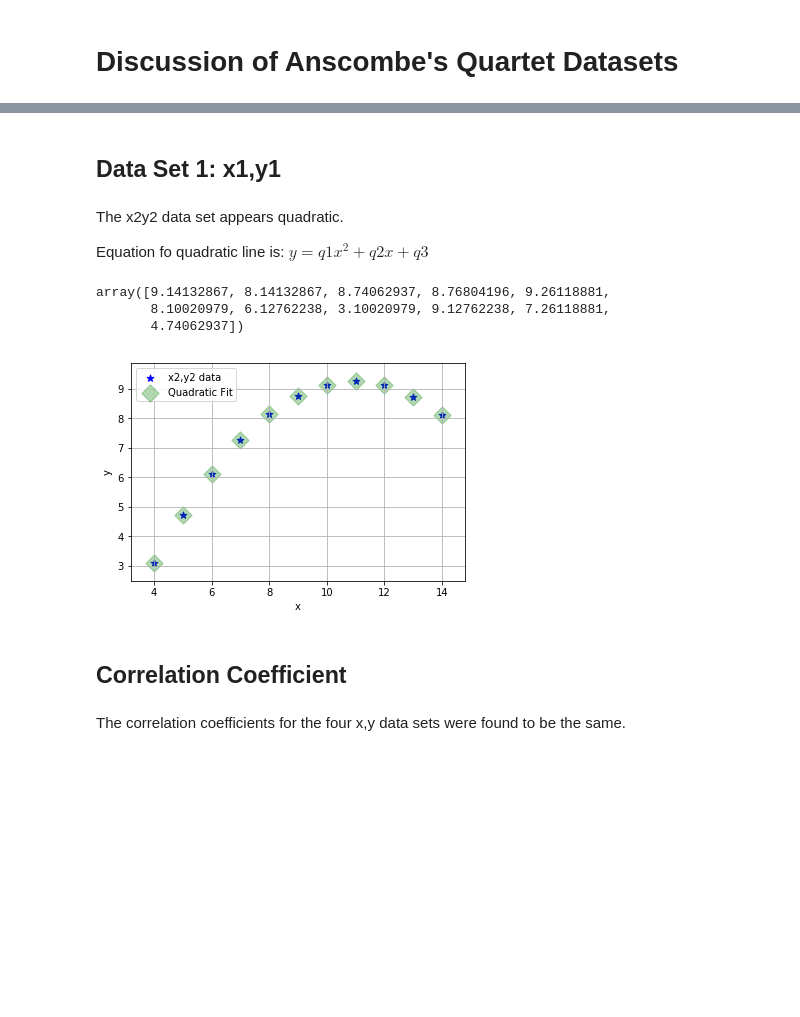
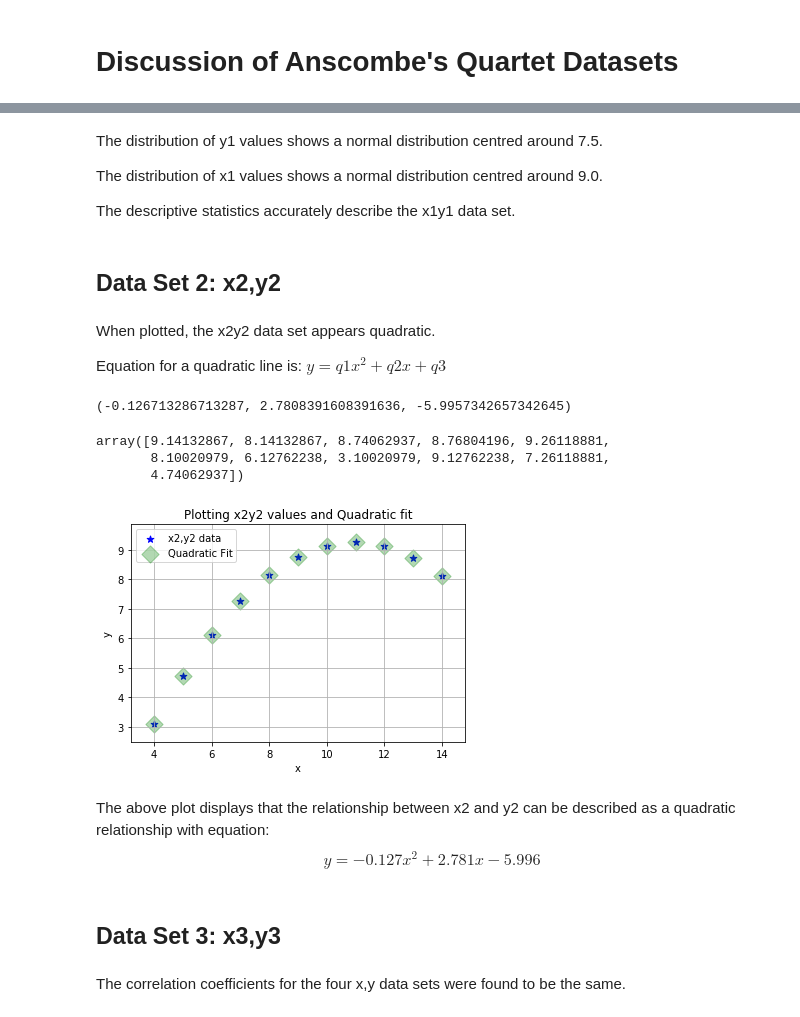
Before and after one commit to healyshane/fundamentals_of_data_analysis-practical_assignment, a Jupyter notebook: Fundamentals of Data Analysis_Assignment.ipynb, the cells around one changed output, grey strips where cells are left out. Drawn from its saved outputs; the diff is of its cells as text; code cells hidden in the pictures; blank space fills up the shorter version.

Commit message:
Discussion of each of the four data sets and background information added to notebook

```diff
--- a/Fundamentals of Data Analysis_Assignment.ipynb
+++ b/Fundamentals of Data Analysis_Assignment.ipynb
@@ -229,12 +294,21 @@ However, when plotted, these four data sets differ from one another greatly.
+# %% [markdown]
+The distribution of y1 values shows a normal distribution centred around 7.5.
+
+The distribution of x1 values shows a normal distribution centred around 9.0.
+
+The descriptive statistics accurately describe the x1y1 data set.
 # %% [markdown]
-## Data Set 1: x1,y1
+## Data Set 2: x2,y2
 # %% [markdown]
-The x2y2 data set appears quadratic.
+When plotted, the x2y2 data set appears quadratic.
 
-Equation fo quadratic line is:  $y = q1x^2 + q2x + q3$
+Equation for a quadratic line is:  $y = q1x^2 + q2x + q3$
 # %%
 # Three constants to describe quadratic outputted as q1, q2 and q3
 q1,q2,q3 = np.polyfit(x2,y2,2)
+q1,q2,q3
+# %% [output]
+(-0.126713286713287, 2.7808391608391636, -5.9957342657342645)
 # %%
 y_val = (q1*x2**2)+(q2*x2)+q3
 y_val # predicted y values when x2 supplied as input
@@ -243,19 +317,22 @@ array([9.14132867, 8.14132867, 8.74062937, 8.76804196, 9.26118881,
        8.10020979, 6.12762238, 3.10020979, 9.12762238, 7.26118881,
        4.74062937])
 # %%
-# Scatter Plots to visualise if quadratic fit is aligned with y2 data points.
+# Scatter Plots to visualise if quadratic fit is aligned with x2y2 data points.
 plt.scatter(x2,y2,color = "blue", label='x2,y2 data',marker='*',s=50 )
-plt.scatter(x2,yval,color = "green", label='Quadratic Fit',marker='D',s=150, alpha="0.3")
+plt.scatter(x2,y_val,color = "green", label='Quadratic Fit',marker='D',s=150, alpha="0.3") # markers transparent and increase size.
+plt.title("Plotting x2y2 values and Quadratic fit")
 plt.xlabel('x')
 plt.ylabel('y')
 plt.grid(True)
 plt.legend()
 
 plt.show()
 # %% [output]
-[figure, old version]
+[figure, new version]
-# %% [markdown]
-## Correlation Coefficient
+# %% [markdown]
+The above plot displays that the relationship between x2 and y2 can be described as a quadratic relationship with equation: $$y = -0.127x^2 + 2.781x - 5.996$$
+# %% [markdown]
+## Data Set 3: x3,y3
 # %% [markdown]
 The correlation coefficients for the four x,y data sets were found to be the same.
 # %% [markdown]
```
Also changed, not shown: parts of 23 cells of this notebook.
